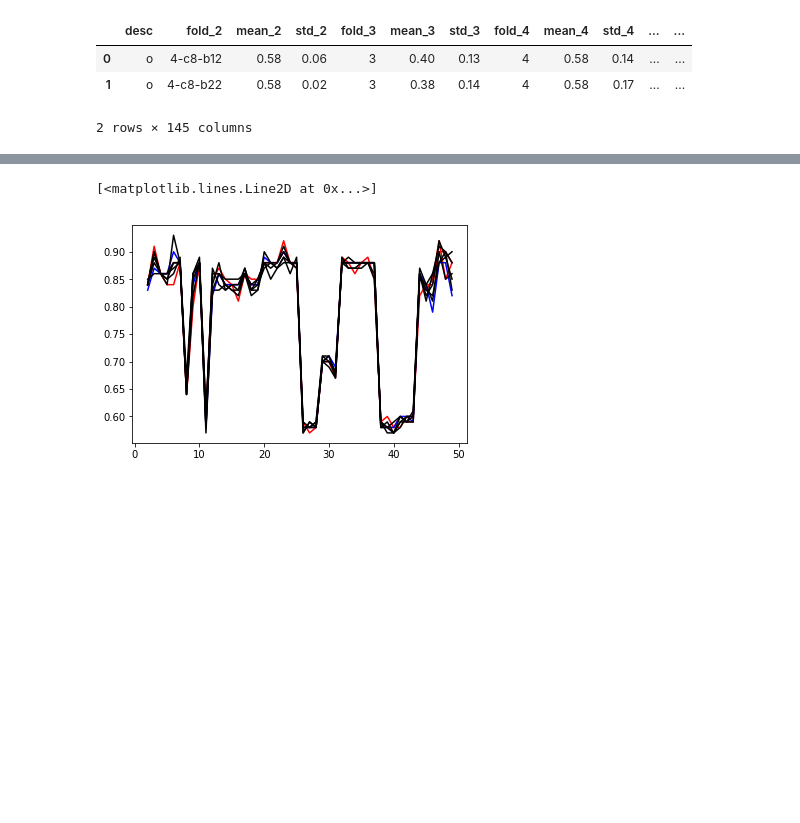
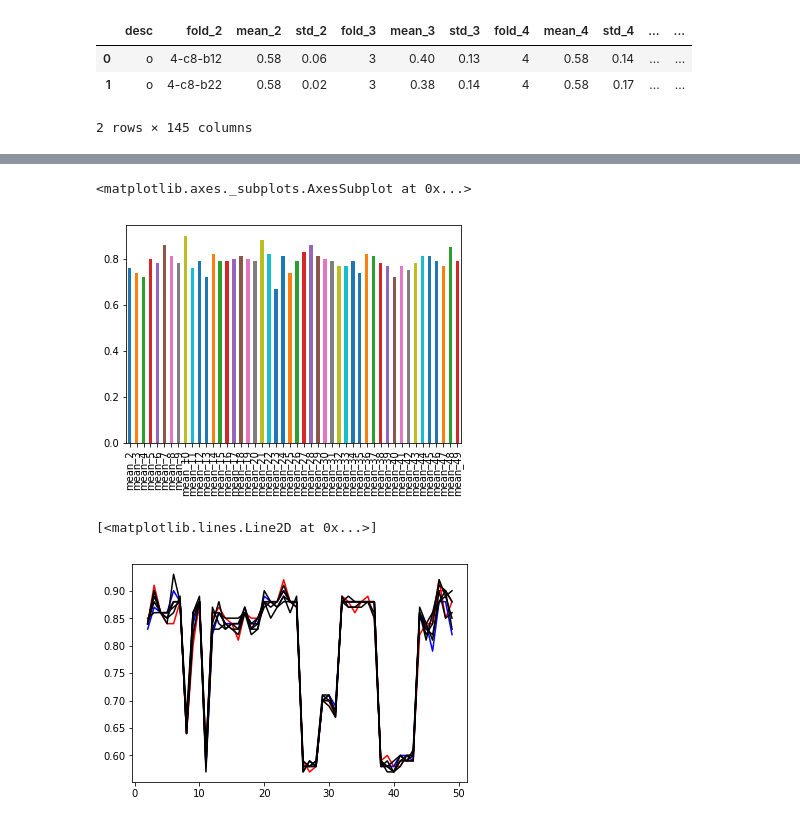
Before and after one commit to famarcar/Wear_Classification, a Jupyter notebook: DataAnalysis.ipynb, the cells around one changed output, grey strips where cells are left out. Saved outputs shown, nothing was run; the diff lists cells and outputs as text; code cells hidden in the pictures; blank space fills up the shorter version.

```diff
--- a/DataAnalysis.ipynb
+++ b/DataAnalysis.ipynb
@@ -109,3 +222,8 @@ SVC_pd.head(2)
+# %%
+only_means_pd.loc[0].plot(kind='bar')
+# %% [output]
+<matplotlib.axes._subplots.AxesSubplot at 0x...>
+[figure, added]
 # %%
 nfolds_range = range(2,50)
 plt.plot(nfolds_range, Gaus_pd.mean_10, label="mean", color="red")
```
Also changed, not shown: parts of 9 cells of this notebook.
